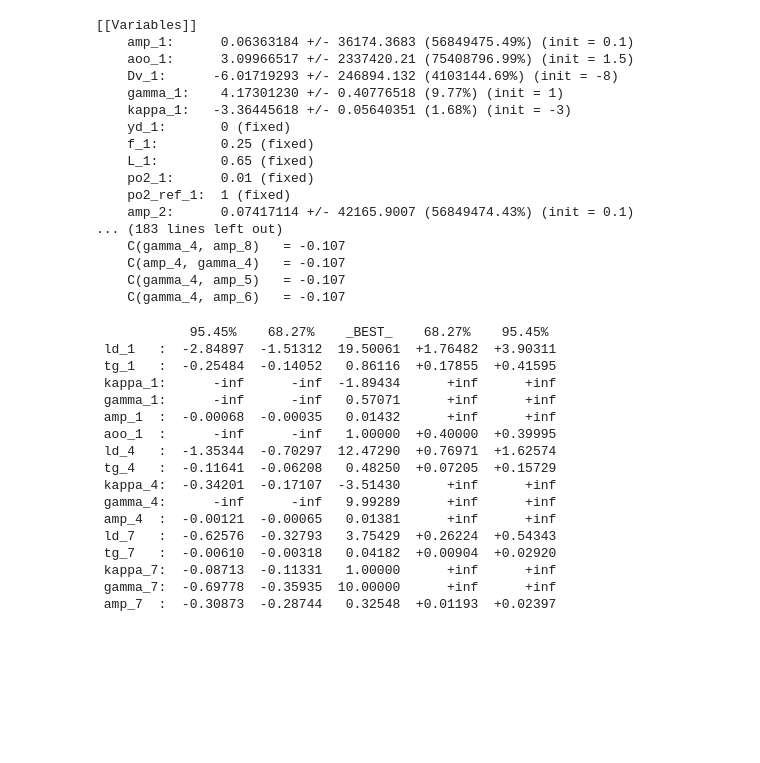
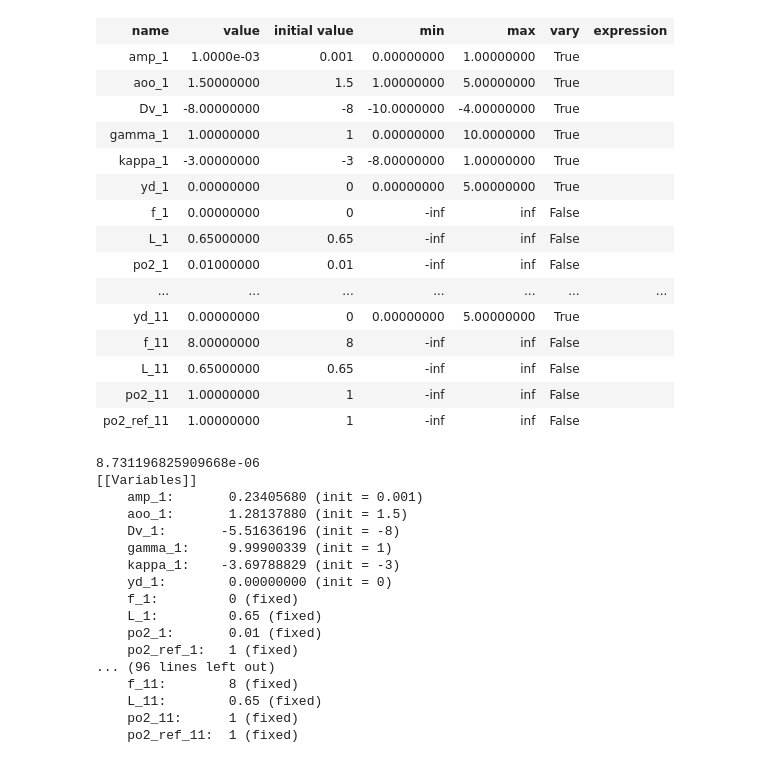
Before and after one commit to BGerwe/Xray-Project, a Jupyter notebook: fr_XAS/July18 Data Direct Model.ipynb, the cells around one changed output. Drawn from its saved outputs; the diff is of its cells as text; code cells hidden in the pictures; blank space fills up the shorter version.

```diff
--- a/fr_XAS/July18 Data Direct Model.ipynb
+++ b/fr_XAS/July18 Data Direct Model.ipynb
@@ -99,3 +120,22 @@ for iy in np.arange(6,8):
+# %%
+fit_params
+# %% [output]
+| name | value | initial value | min | max | vary | expression |
+| amp_1 | 1.0000e-03 | 0.001 | 0.00000000 | 1.00000000 | True |  |
+| aoo_1 | 1.50000000 | 1.5 | 1.00000000 | 5.00000000 | True |  |
+| Dv_1 | -8.00000000 | -8 | -10.0000000 | -4.00000000 | True |  |
+| gamma_1 | 1.00000000 | 1 | 0.00000000 | 10.0000000 | True |  |
+| kappa_1 | -3.00000000 | -3 | -8.00000000 | 1.00000000 | True |  |
+| yd_1 | 0.00000000 | 0 | 0.00000000 | 5.00000000 | True |  |
+| f_1 | 0.00000000 | 0 | -inf | inf | False |  |
+| L_1 | 0.65000000 | 0.65 | -inf | inf | False |  |
+| po2_1 | 0.01000000 | 0.01 | -inf | inf | False |  |
+| ... | ... | ... | ... | ... | ... | ... |
+| yd_11 | 0.00000000 | 0 | 0.00000000 | 5.00000000 | True |  |
+| f_11 | 8.00000000 | 8 | -inf | inf | False |  |
+| L_11 | 0.65000000 | 0.65 | -inf | inf | False |  |
+| po2_11 | 1.00000000 | 1 | -inf | inf | False |  |
+| po2_ref_11 | 1.00000000 | 1 | -inf | inf | False |  |
 # %%
 for iy in np.arange(2, 4):
 #     fit_params['amp_%i' % iy].expr = 'amp_1'
@@ -122,43 +162,23 @@ for iy in np.arange(8, 9):
 mini =lmfit.Minimizer(models.objective_fun, fit_params, fcn_args=(x, data, chi_direct), nan_policy='propagate')
 # %%
 out = mini.minimize(method='leastsq')
+print(out.redchi)
 report_fit(out.params)
 # %% [output]
+8.731196825909668e-06
 [[Variables]]
-    amp_1:      0.06363184 +/- 36174.3683 (56849475.49%) (init = 0.1)
-    aoo_1:      3.09966517 +/- 2337420.21 (75408796.99%) (init = 1.5)
-    Dv_1:      -6.01719293 +/- 246894.132 (4103144.69%) (init = -8)
-    gamma_1:    4.17301230 +/- 0.40776518 (9.77%) (init = 1)
-    kappa_1:   -3.36445618 +/- 0.05640351 (1.68%) (init = -3)
-    yd_1:       0 (fixed)
-    f_1:        0.25 (fixed)
-    L_1:        0.65 (fixed)
-    po2_1:      0.01 (fixed)
-    po2_ref_1:  1 (fixed)
-    amp_2:      0.07417114 +/- 42165.9007 (56849474.43%) (init = 0.1)
-... (183 lines left out)
-    C(gamma_4, amp_8)   = -0.107
-    C(amp_4, gamma_4)   = -0.107
-    C(gamma_4, amp_5)   = -0.107
-    C(gamma_4, amp_6)   = -0.107
+    amp_1:       0.23405680 (init = 0.001)
+    aoo_1:       1.28137880 (init = 1.5)
+    Dv_1:       -5.51636196 (init = -8)
+    gamma_1:     9.99900339 (init = 1)
+    kappa_1:    -3.69788829 (init = -3)
+    yd_1:        0.00000000 (init = 0)
+    f_1:         0 (fixed)
+    L_1:         0.65 (fixed)
+    po2_1:       0.01 (fixed)
+    po2_ref_1:   1 (fixed)
+... (96 lines left out)
+    f_11:        8 (fixed)
+    L_11:        0.65 (fixed)
+    po2_11:      1 (fixed)
+    po2_ref_11:  1 (fixed)
-# %%
-ci = lmfit.conf_interval(mini, out1, sigmas=[1, 2])
-lmfit.printfuncs.report_ci(ci)
-# %% [output]
-            95.45%    68.27%    _BEST_    68.27%    95.45%
- ld_1   :  -2.84897  -1.51312  19.50061  +1.76482  +3.90311
- tg_1   :  -0.25484  -0.14052   0.86116  +0.17855  +0.41595
- kappa_1:      -inf      -inf  -1.89434      +inf      +inf
- gamma_1:      -inf      -inf   0.57071      +inf      +inf
- amp_1  :  -0.00068  -0.00035   0.01432      +inf      +inf
- aoo_1  :      -inf      -inf   1.00000  +0.40000  +0.39995
- ld_4   :  -1.35344  -0.70297  12.47290  +0.76971  +1.62574
- tg_4   :  -0.11641  -0.06208   0.48250  +0.07205  +0.15729
- kappa_4:  -0.34201  -0.17107  -3.51430      +inf      +inf
- gamma_4:      -inf      -inf   9.99289      +inf      +inf
- amp_4  :  -0.00121  -0.00065   0.01381      +inf      +inf
- ld_7   :  -0.62576  -0.32793   3.75429  +0.26224  +0.54343
- tg_7   :  -0.00610  -0.00318   0.04182  +0.00904  +0.02920
- kappa_7:  -0.08713  -0.11331   1.00000      +inf      +inf
- gamma_7:  -0.69778  -0.35935  10.00000      +inf      +inf
- amp_7  :  -0.30873  -0.28744   0.32548  +0.01193  +0.02397
```
Also changed, not shown: parts of 13 cells of this notebook, 14 other files.
